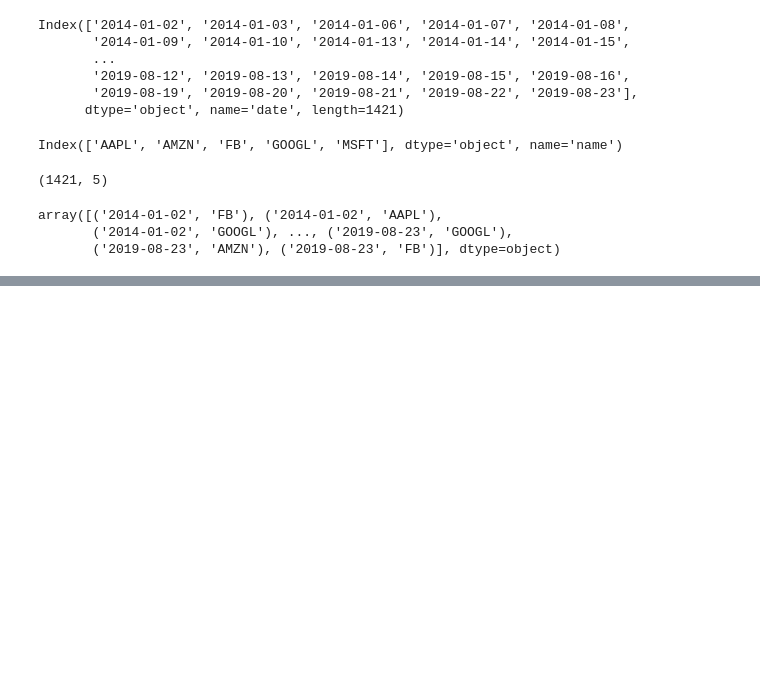
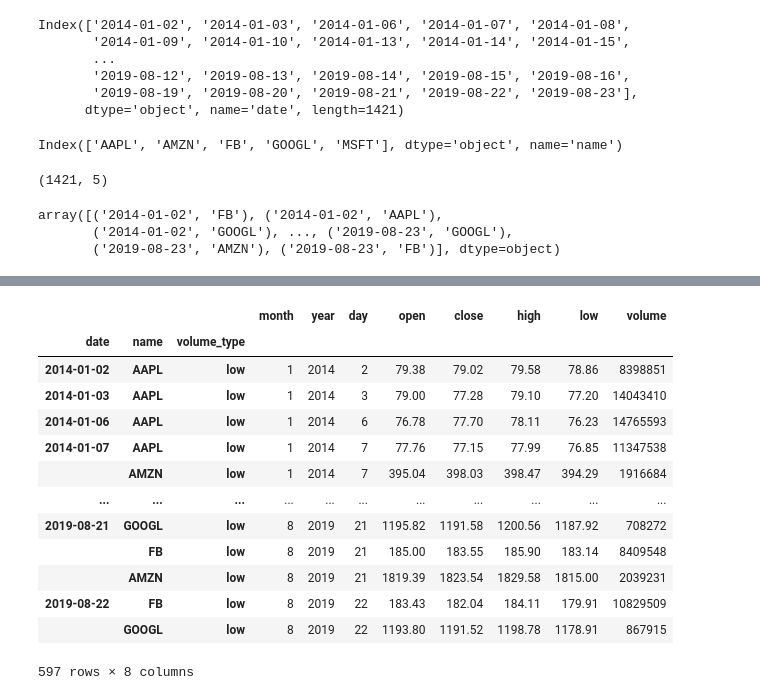
Before and after one commit to TomaszBury/The-ultimate-pandas-bootcamp-advanced-python-data-analysis, a Jupyter notebook: section_07/multi_dimensional.ipynb, the cells around one changed output, grey strips where cells are left out. Drawn from its saved outputs; the diff is of its cells as text; code cells hidden in the pictures; blank space fills up the shorter version.

```diff
--- a/section_07/multi_dimensional.ipynb
+++ b/section_07/multi_dimensional.ipynb
@@ -978,0 +1097,18 @@ array([('2014-01-02', 'FB'), ('2014-01-02', 'AAPL'),
+# %%
+test_slice = slice(None)
+tech.loc[(test_slice,test_slice,'low'),:]
+# %% [output]
+|  |  |  | month | year | day | open | close | high | low | volume |
+| date | name | volume_type |  |  |  |  |  |  |  |  |
+| 2014-01-02 | AAPL | low | 1 | 2014 | 2 | 79.38 | 79.02 | 79.58 | 78.86 | 8398851 |
+| 2014-01-03 | AAPL | low | 1 | 2014 | 3 | 79.00 | 77.28 | 79.10 | 77.20 | 14043410 |
+| 2014-01-06 | AAPL | low | 1 | 2014 | 6 | 76.78 | 77.70 | 78.11 | 76.23 | 14765593 |
+| 2014-01-07 | AAPL | low | 1 | 2014 | 7 | 77.76 | 77.15 | 77.99 | 76.85 | 11347538 |
+|  | AMZN | low | 1 | 2014 | 7 | 395.04 | 398.03 | 398.47 | 394.29 | 1916684 |
+| ... | ... | ... | ... | ... | ... | ... | ... | ... | ... | ... |
+| 2019-08-21 | GOOGL | low | 8 | 2019 | 21 | 1195.82 | 1191.58 | 1200.56 | 1187.92 | 708272 |
+|  | FB | low | 8 | 2019 | 21 | 185.00 | 183.55 | 185.90 | 183.14 | 8409548 |
+|  | AMZN | low | 8 | 2019 | 21 | 1819.39 | 1823.54 | 1829.58 | 1815.00 | 2039231 |
+| 2019-08-22 | FB | low | 8 | 2019 | 22 | 183.43 | 182.04 | 184.11 | 179.91 | 10829509 |
+|  | GOOGL | low | 8 | 2019 | 22 | 1193.80 | 1191.52 | 1198.78 | 1178.91 | 867915 |
+597 rows × 8 columns
```
Also changed, not shown: parts of 15 cells of this notebook.
